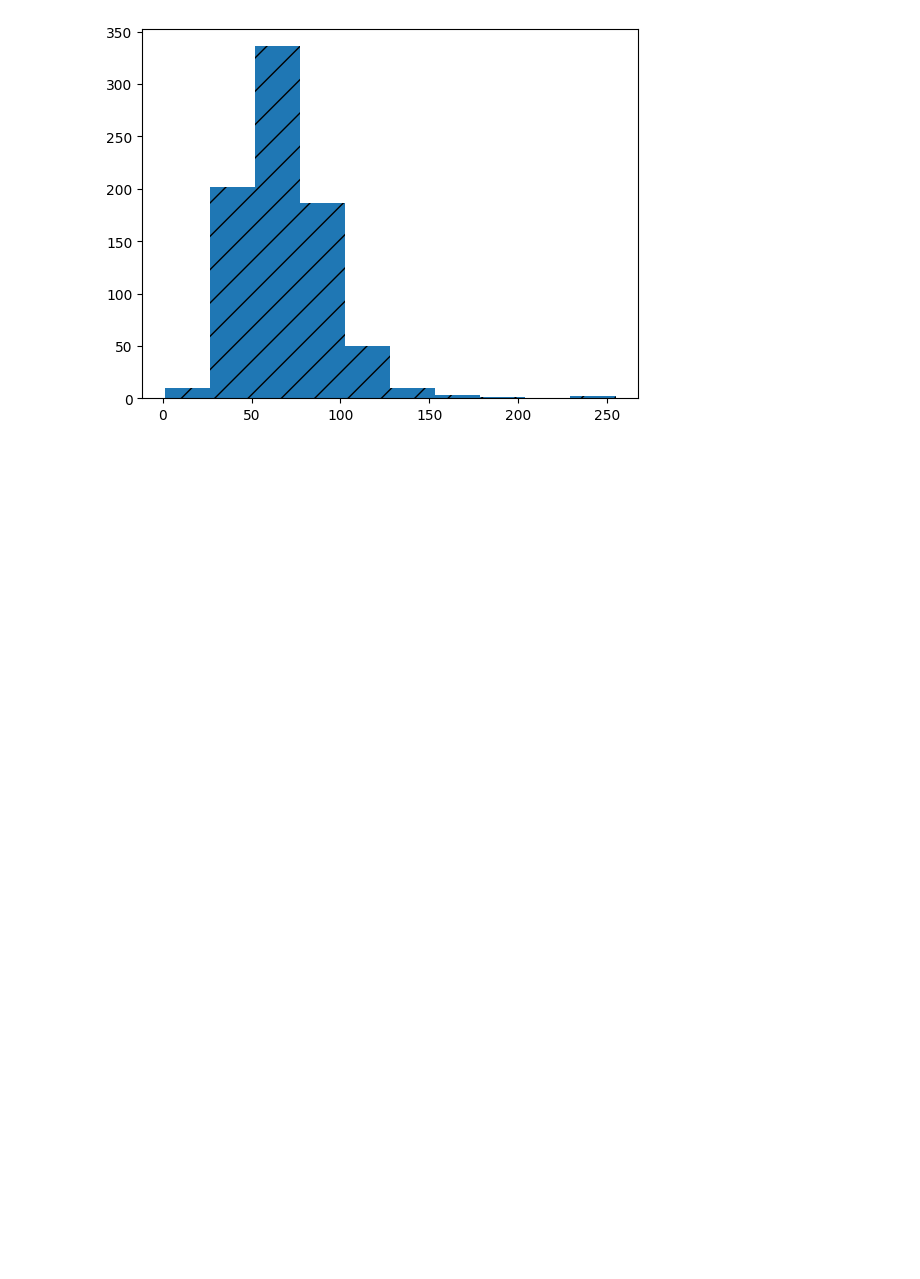
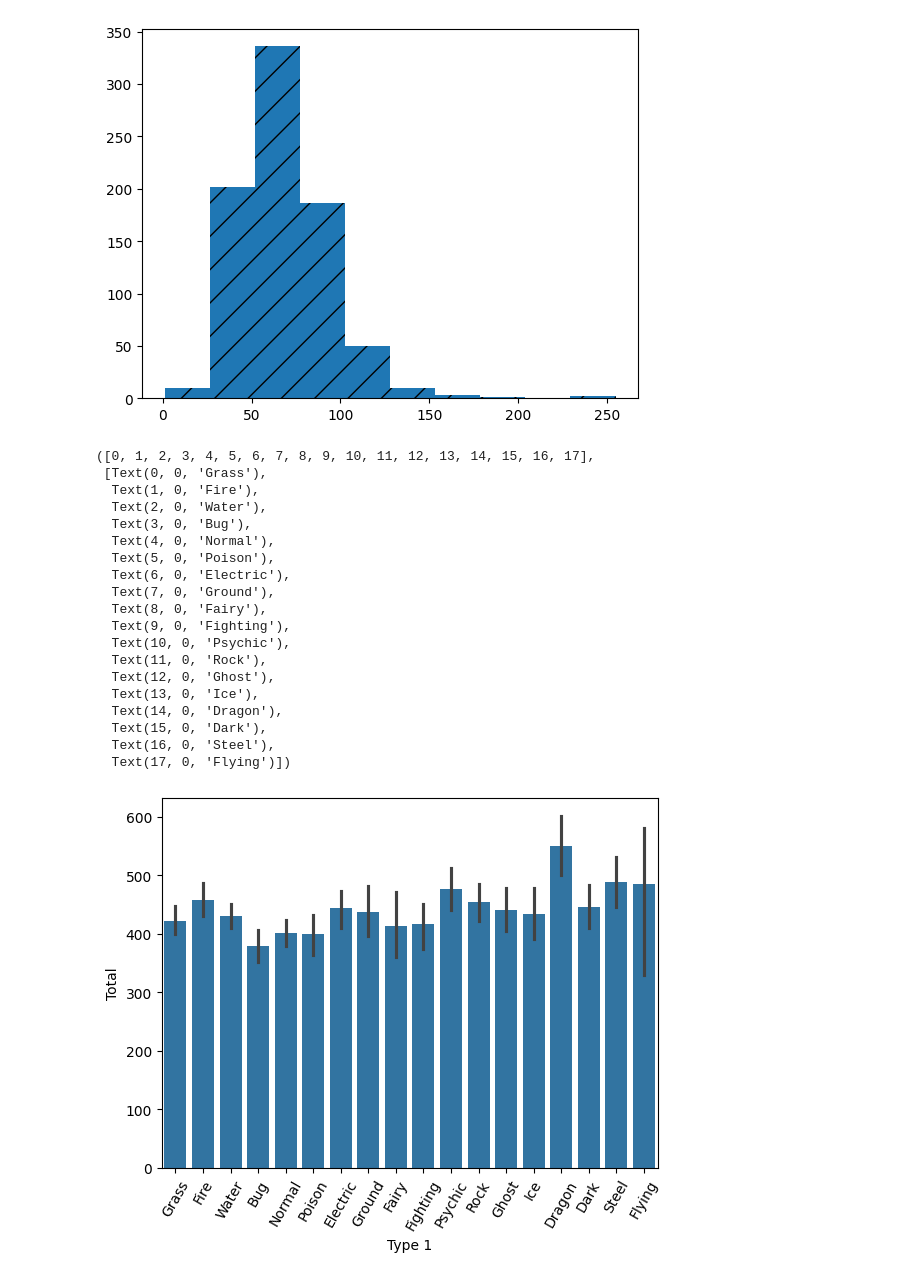
Before and after one commit to 123anshika456/DA-python, a Jupyter notebook: pokemon.ipynb, the cells around one changed output. Drawn from its saved outputs; the diff is of its cells as text; code cells hidden in the pictures; blank space fills up the shorter version.

```diff
--- a/pokemon.ipynb
+++ b/pokemon.ipynb
@@ -23,3 +25,27 @@ plt.hist(x='HP', data=df, hatch='/')
 plt.show()
 # %% [output]
 [figure]
+# %%
+sns.barplot(df, x='Type 1', y='Total')
+plt.xticks(rotation=60)
+# %% [output]
+([0, 1, 2, 3, 4, 5, 6, 7, 8, 9, 10, 11, 12, 13, 14, 15, 16, 17],
+ [Text(0, 0, 'Grass'),
+  Text(1, 0, 'Fire'),
+  Text(2, 0, 'Water'),
+  Text(3, 0, 'Bug'),
+  Text(4, 0, 'Normal'),
+  Text(5, 0, 'Poison'),
+  Text(6, 0, 'Electric'),
+  Text(7, 0, 'Ground'),
+  Text(8, 0, 'Fairy'),
+  Text(9, 0, 'Fighting'),
+  Text(10, 0, 'Psychic'),
+  Text(11, 0, 'Rock'),
+  Text(12, 0, 'Ghost'),
+  Text(13, 0, 'Ice'),
+  Text(14, 0, 'Dragon'),
+  Text(15, 0, 'Dark'),
+  Text(16, 0, 'Steel'),
+  Text(17, 0, 'Flying')])
+[figure, added]
```
Also changed, not shown: parts of 9 cells of this notebook, 2 other files.
